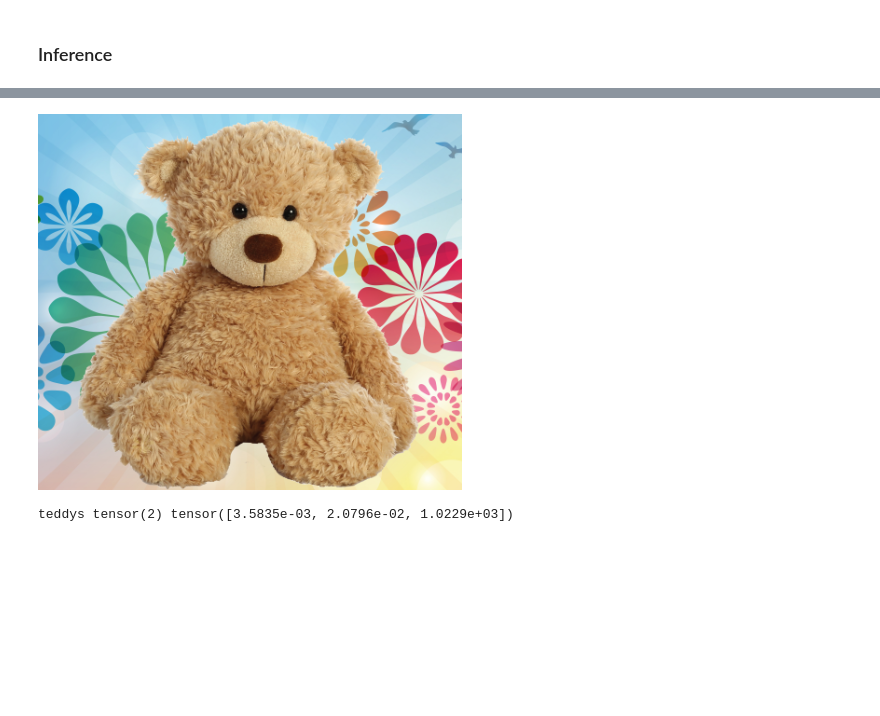
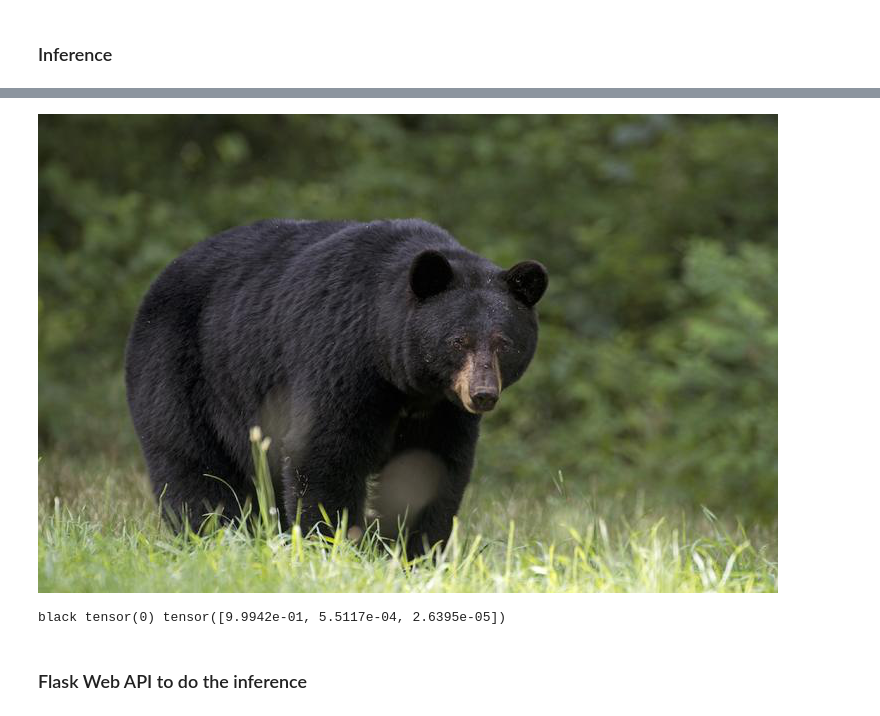
Before and after one commit to chwang733/fastai-v3-examples, a Jupyter notebook: ComputerVision/ImageClassifier-Template-TeddyBear.ipynb, the cells around one changed output, grey strips where cells are left out. Saved outputs shown, nothing was run; the diff lists cells and outputs as text; code cells hidden in the pictures; blank space fills up the shorter version.

```diff
--- a/ComputerVision/ImageClassifier-Template-TeddyBear.ipynb
+++ b/ComputerVision/ImageClassifier-Template-TeddyBear.ipynb
@@ -91,12 +126,14 @@ learn.load('stage-2')
 # %%
-#img = open_image(path/'black'/'00000021.jpg')
-img = open_image(path/'teddys'/'00000021.jpg')
+img = open_image(path/'black'/'00000021.jpg')
+#img = open_image(path/'teddys'/'00000021.jpg')
 #img = open_image(path/'grizzly'/'00000021.jpg')
 img
 # %% [output]
-[figure, old version]
+[figure, new version]
 # %%
 pred_class,pred_idx,outputs = learn.predict(img)
 print(pred_class,pred_idx,outputs)
 # %% [output]
-teddys tensor(2) tensor([3.5835e-03, 2.0796e-02, 1.0229e+03])
+black tensor(0) tensor([9.9942e-01, 5.5117e-04, 2.6395e-05])
+# %% [markdown]
+### Flask Web API to do the inference
```
Also changed, not shown: parts of 19 cells of this notebook, 25 other files.
